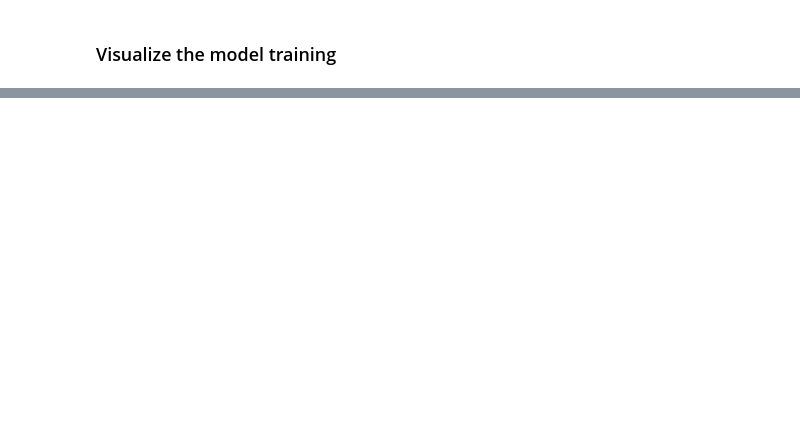
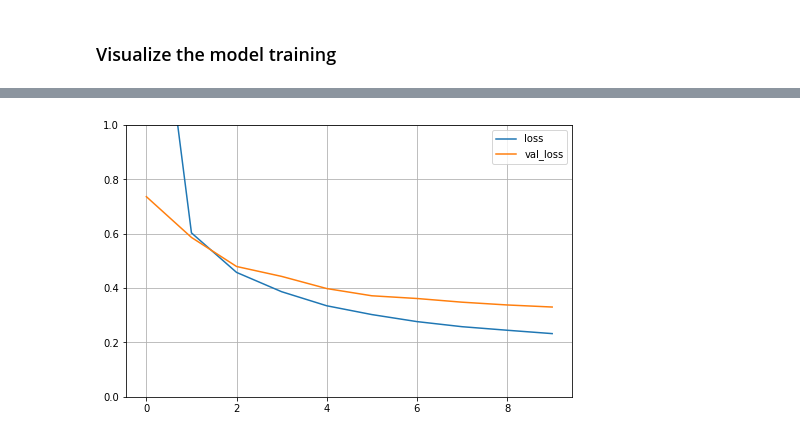
Before and after one commit to Dlux804/McQuade-Chem-ML, a Jupyter notebook: core/deep_learning_keras.ipynb, the cells around one changed output, grey strips where cells are left out. Saved outputs shown, nothing was run; the diff lists cells and outputs as text; code cells hidden in the pictures; blank space fills up the shorter version.

```diff
--- a/core/deep_learning_keras.ipynb
+++ b/core/deep_learning_keras.ipynb
@@ -117,0 +132,26 @@ Num GPUs Available:  1
+# %%
+# create Input object, specifies shape and dtype
+input_ = keras.layers.Input(shape=train_features.shape[1:])
+
+# create first hidden layer that reads from input
+hidden1 = keras.layers.Dense(30, activation='relu')(input_)
+
+# create second hidden layer reading from hidden1
+hidden2 = keras.layers.Dense(30, activation='relu')(hidden1)
+
+# create Concatenation layer to merge input layer and hidden2
+concat = keras.layers.Concatenate()([input_,hidden2])
+
+# output layer with 1 neuron reading from concat
+output = keras.layers.Dense(1)(concat)
+
+# create the model and tell it I/O
+wd_model = keras.Model(inputs=[input_], outputs=[output])
+
+# compile, specifying exact optmizer so you can change parameters
+wd_model.compile(loss="mse", optimizer=keras.optimizers.Adam(learning_rate=0.001))
+# %%
+wd_history = wd_model.fit(train_features, train_target, epochs=10,
+                    validation_data=(val_features,val_target))
+mse_test = wd_model.evaluate(test_features, test_target)
+print('\nTest MSE {:.4f}'.format(mse_test))
@@ -117,0 +176,7 @@ Num GPUs Available:  1
+# %%
+pd.DataFrame(wd_history.history).plot(figsize=(8,5))
+plt.grid(True)
+plt.gca().set_ylim(0,1)
+plt.show()
+# %% [output]
+[figure, added]
```
Also changed, not shown: parts of 27 cells of this notebook.
